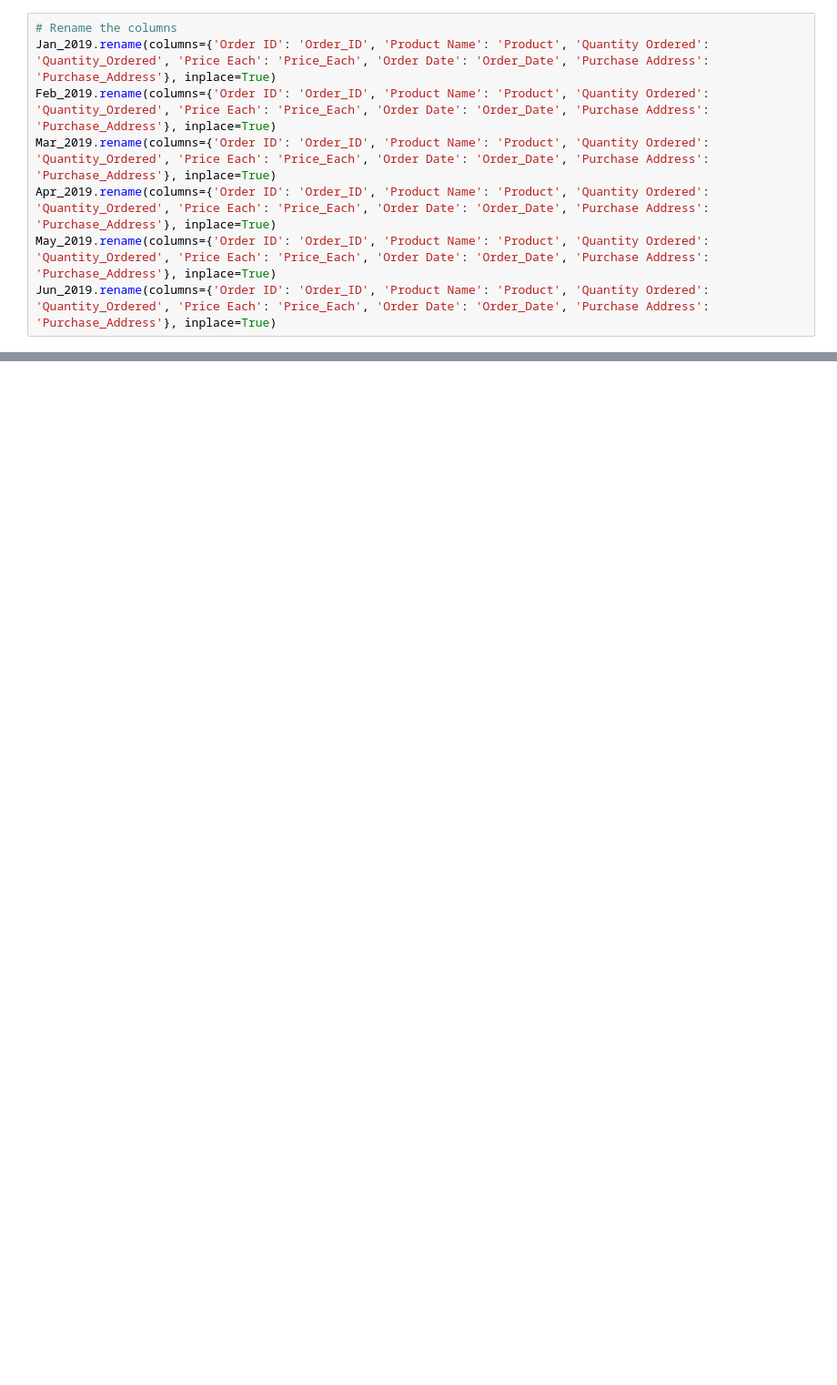
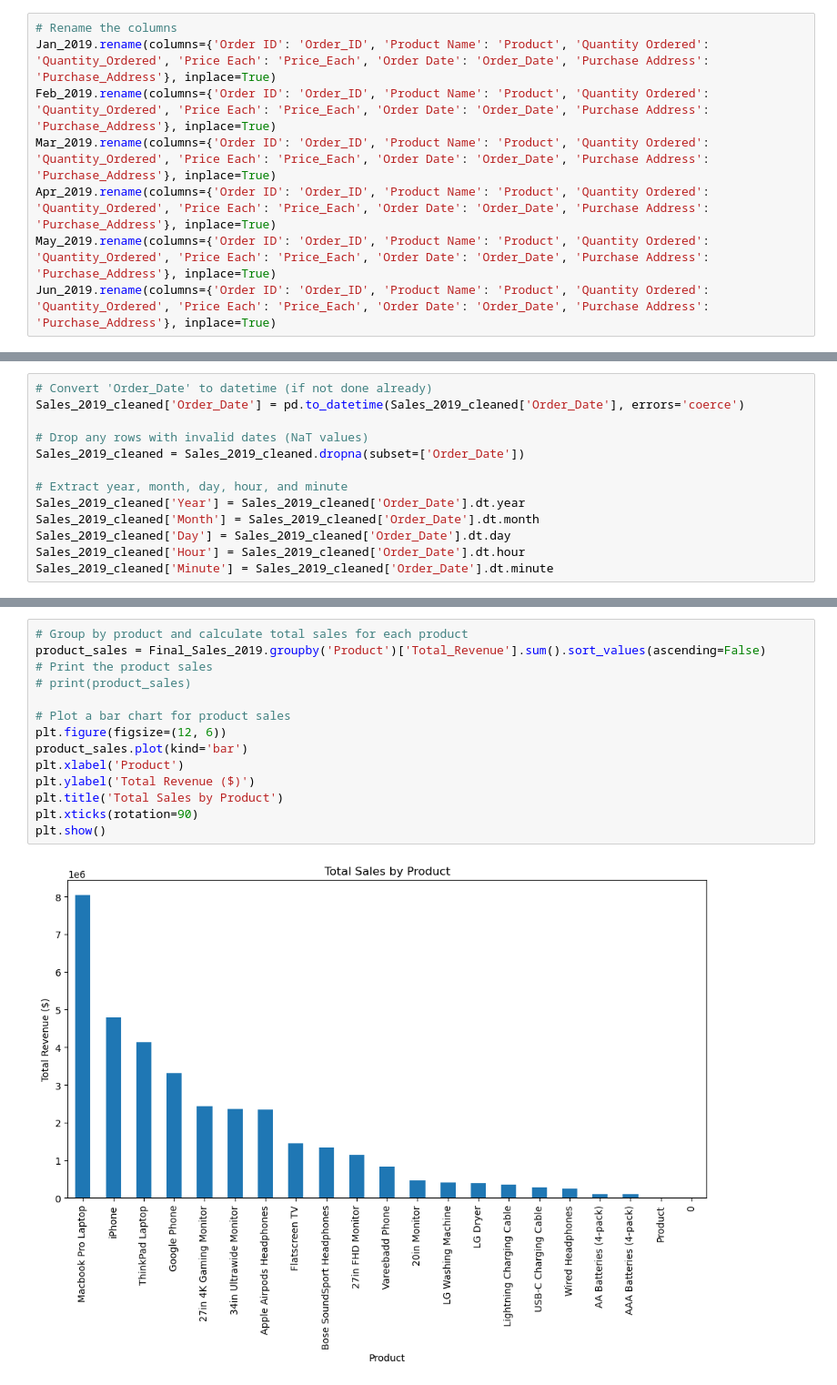
Before and after one commit to EfyaDufie2020/Business-Intelligence-Solutions-for-Bay-Technologies, a Jupyter notebook: Notebooks/Bi.ipynb, the cells around one changed output, grey strips where cells are left out. Shown at 91% size. Saved outputs shown, nothing was run; the diff lists cells and outputs as text; blank space fills up the shorter version.

```diff
--- a/Notebooks/Bi.ipynb
+++ b/Notebooks/Bi.ipynb
@@ -326,0 +518,13 @@ df_combined
+# %%
+# Convert 'Order_Date' to datetime (if not done already)
+Sales_2019_cleaned['Order_Date'] = pd.to_datetime(Sales_2019_cleaned['Order_Date'], errors='coerce')
+
+# Drop any rows with invalid dates (NaT values)
+Sales_2019_cleaned = Sales_2019_cleaned.dropna(subset=['Order_Date'])
+
+# Extract year, month, day, hour, and minute
+Sales_2019_cleaned['Year'] = Sales_2019_cleaned['Order_Date'].dt.year
+Sales_2019_cleaned['Month'] = Sales_2019_cleaned['Order_Date'].dt.month
+Sales_2019_cleaned['Day'] = Sales_2019_cleaned['Order_Date'].dt.day
+Sales_2019_cleaned['Hour'] = Sales_2019_cleaned['Order_Date'].dt.hour
+Sales_2019_cleaned['Minute'] = Sales_2019_cleaned['Order_Date'].dt.minute
@@ -326,0 +683,16 @@ df_combined
+# %%
+# Group by product and calculate total sales for each product
+product_sales = Final_Sales_2019.groupby('Product')['Total_Revenue'].sum().sort_values(ascending=False)
+# Print the product sales
+# print(product_sales)
+
+# Plot a bar chart for product sales
+plt.figure(figsize=(12, 6))
+product_sales.plot(kind='bar')
+plt.xlabel('Product')
+plt.ylabel('Total Revenue ($)')
+plt.title('Total Sales by Product')
+plt.xticks(rotation=90)
+plt.show()
+# %% [output]
+[figure, added]
```
Also changed, not shown: parts of 68 cells of this notebook, 1 other file.
